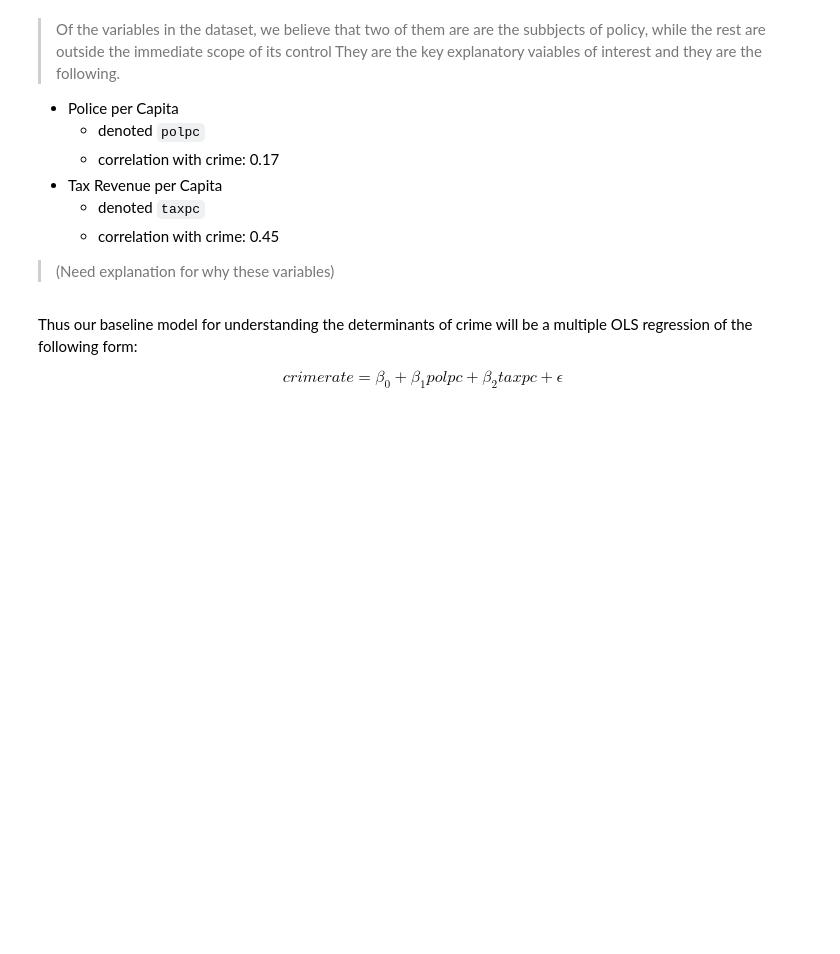
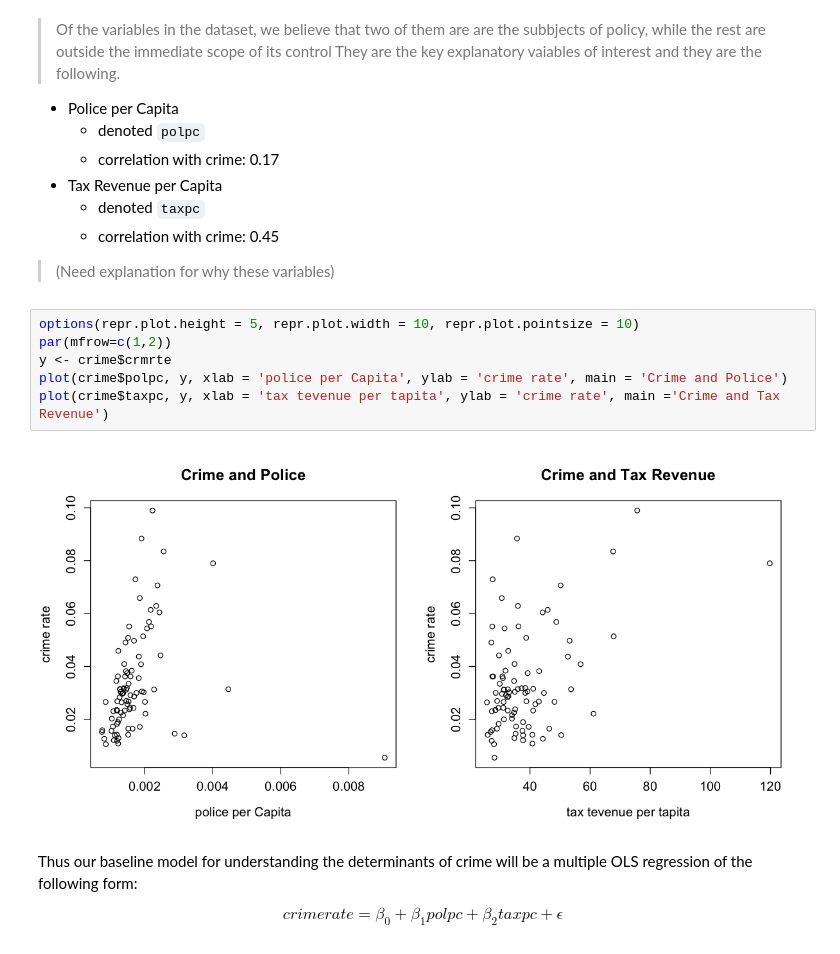
Before and after one commit to JBPelzner/w203-Lab-3, a Jupyter notebook: lab_3_rowan.ipynb, the cells around one changed output. Cells and saved outputs as stored; diff of their text form; blank space fills up the shorter version.

```diff
--- a/lab_3_rowan.ipynb
+++ b/lab_3_rowan.ipynb
@@ -407,6 +407,14 @@ Warning message in cor(crime[, names(crime) %in% cols]):
 
 
 > (Need explanation for why these variables)
+# %%
+options(repr.plot.height = 5, repr.plot.width = 10, repr.plot.pointsize = 10)
+par(mfrow=c(1,2))
+y <- crime$crmrte
+plot(crime$polpc, y, xlab = 'police per Capita', ylab = 'crime rate', main = 'Crime and Police')
+plot(crime$taxpc, y, xlab = 'tax tevenue per tapita', ylab = 'crime rate', main ='Crime and Tax Revenue')
+# %% [output]
+[figure, added]
 # %% [markdown]
 Thus our baseline model for understanding the determinants of crime will be a multiple OLS regression of the following form:
 
```
